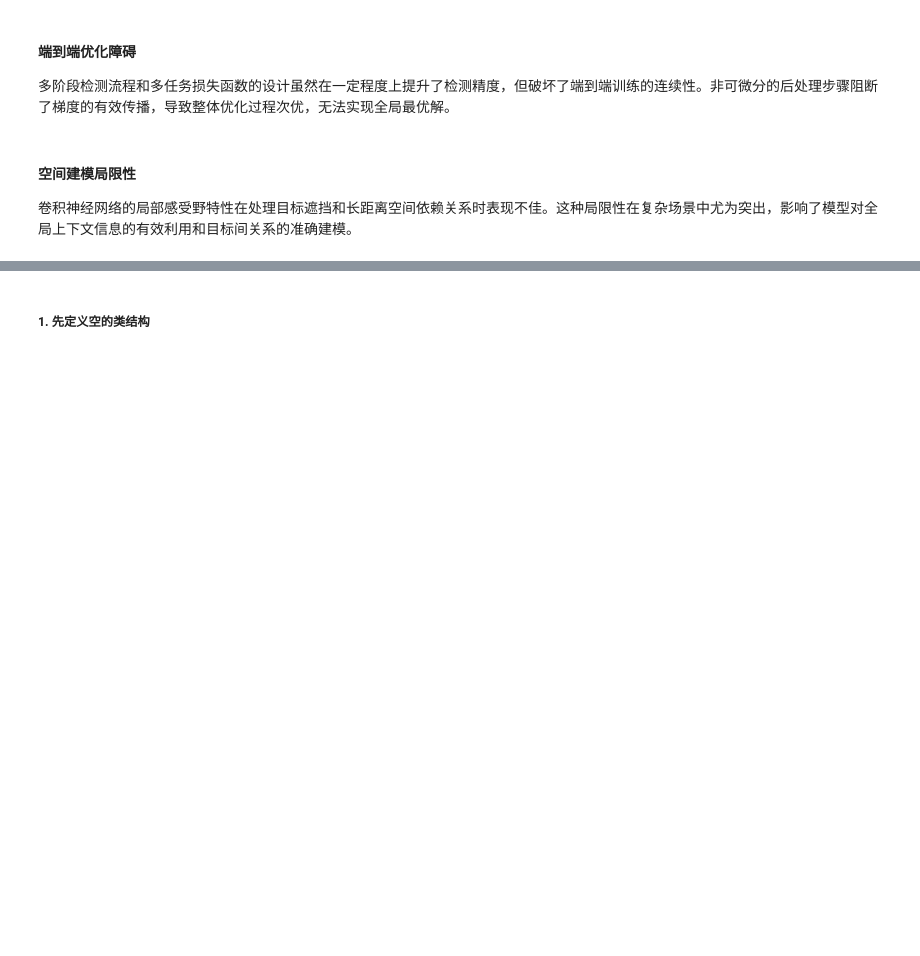
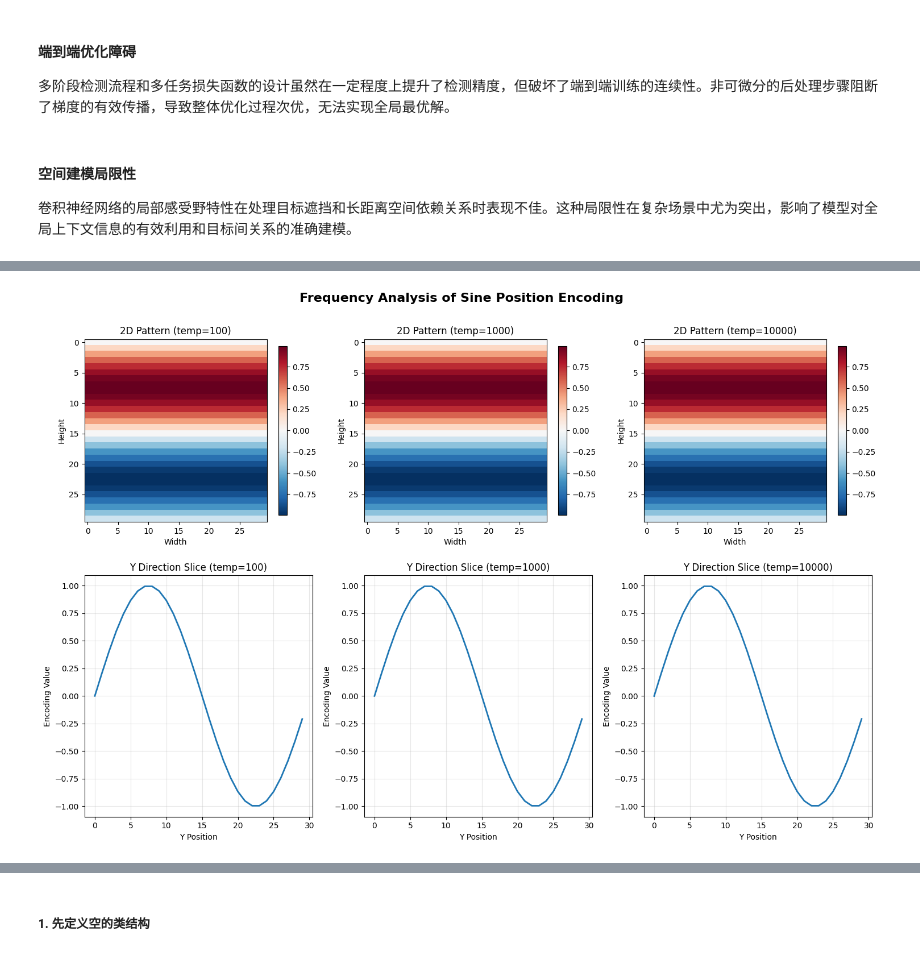
Before and after one commit to Rookie-AI-CV/detrs-notebook, a Jupyter notebook: DETR系列算法-从原型到SOTA.ipynb, the cells around one changed output, grey strips where cells are left out. Saved outputs shown, nothing was run; the diff lists cells and outputs as text; code cells hidden in the pictures; blank space fills up the shorter version.

```diff
--- a/DETR系列算法-从原型到SOTA.ipynb
+++ b/DETR系列算法-从原型到SOTA.ipynb
@@ -152,0 +361,5 @@ AI Tech Sharing · 2025-05-29
+# %%
+# 频率分析
+utils.visualize_frequency_analysis()
+# %% [output]
+[figure, added]
```
Also changed, not shown: parts of 61 cells of this notebook, 1 other file.
